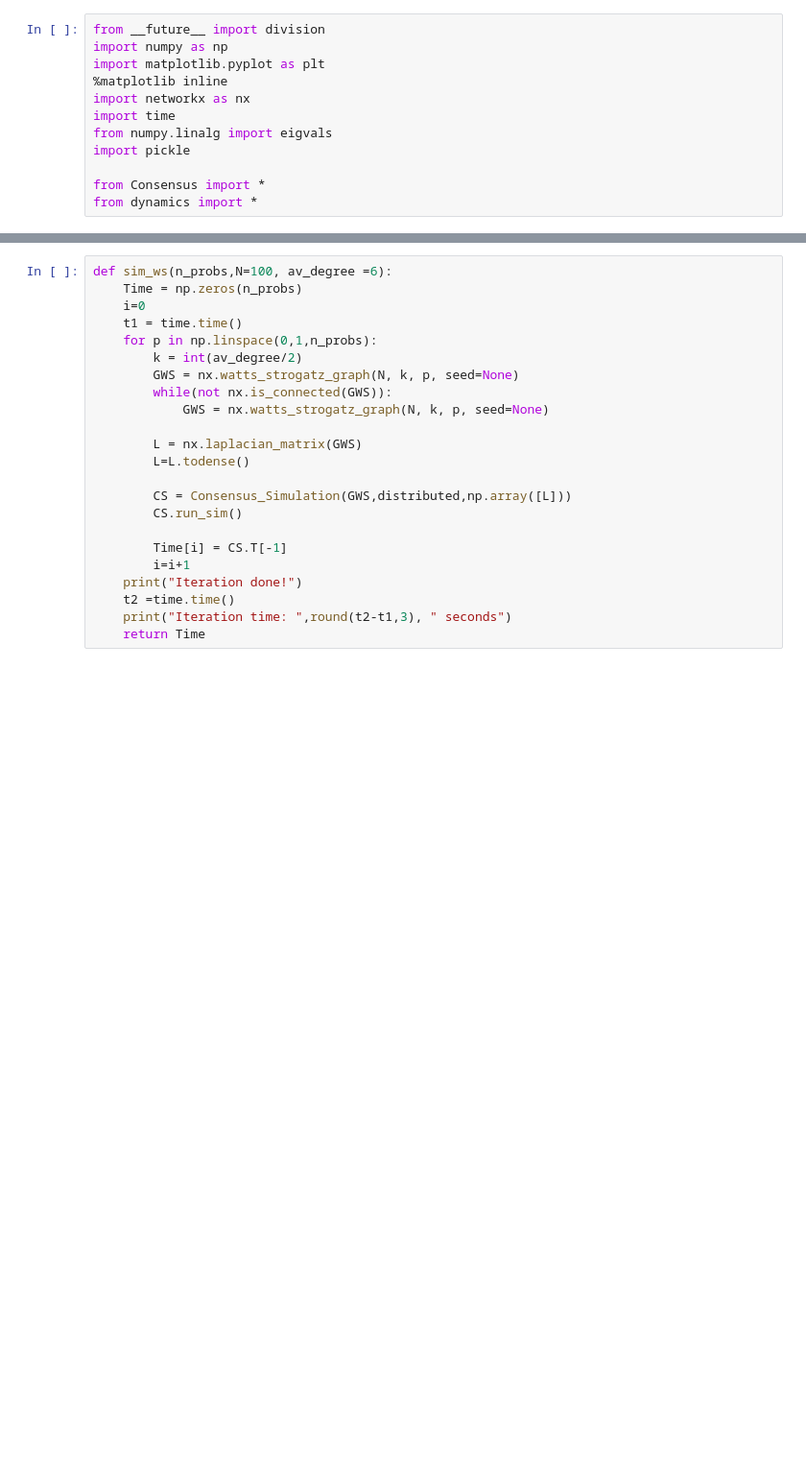
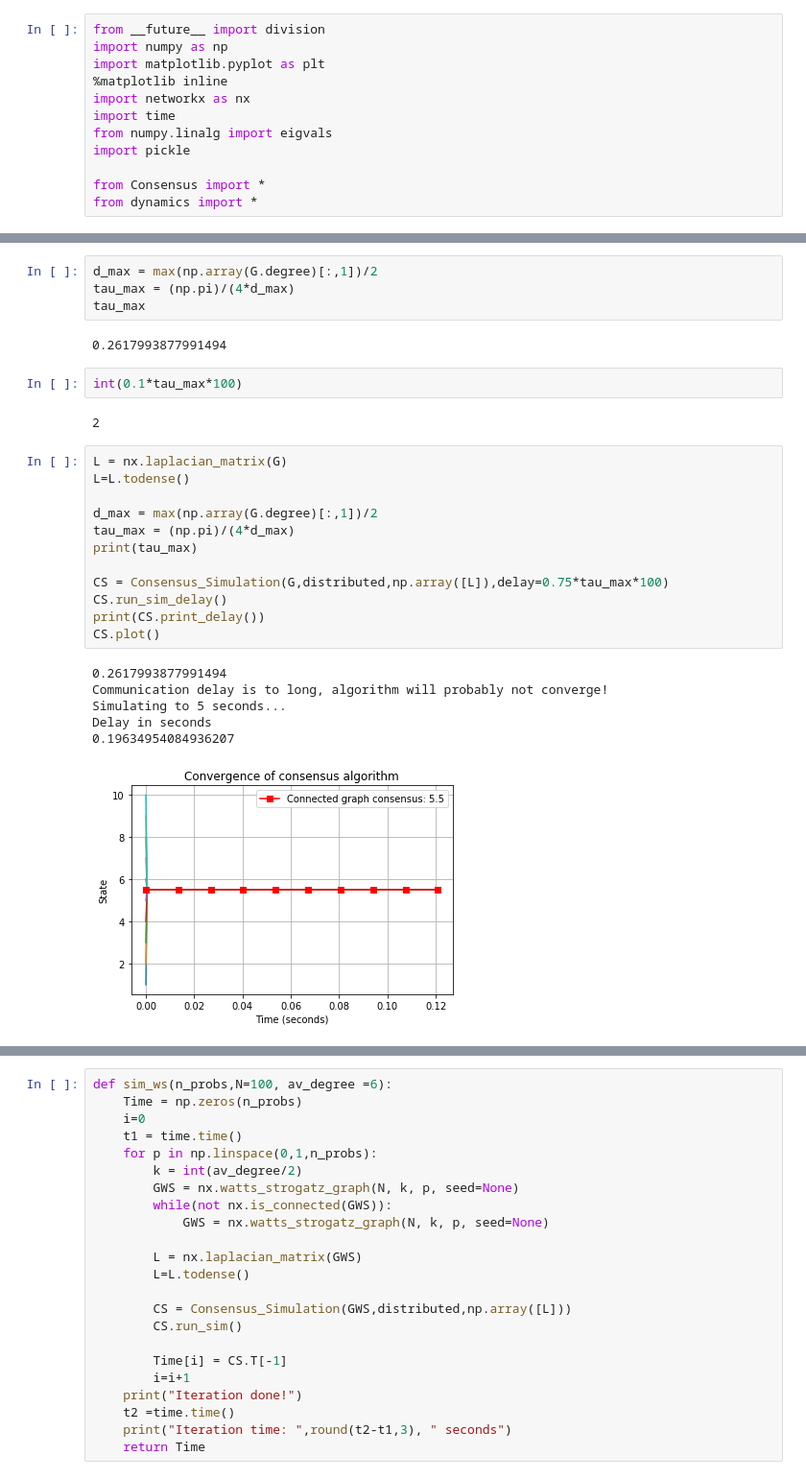
Before and after one commit to harveydevereux/Consensus, a Jupyter notebook: consensus.ipynb, the cells around one changed output, grey strips where cells are left out. Shown: that part at 96% size. Cells and saved outputs as stored; diff of their text form; blank space fills up the shorter version.

```diff
--- a/consensus.ipynb
+++ b/consensus.ipynb
@@ -12,0 +37,29 @@ from dynamics import *
+# %%
+d_max = max(np.array(G.degree)[:,1])/2
+tau_max = (np.pi)/(4*d_max)
+tau_max
+# %% [output]
+0.2617993877991494
+# %%
+int(0.1*tau_max*100)
+# %% [output]
+2
+# %%
+L = nx.laplacian_matrix(G)
+L=L.todense()
+
+d_max = max(np.array(G.degree)[:,1])/2
+tau_max = (np.pi)/(4*d_max)
+print(tau_max)
+
+CS = Consensus_Simulation(G,distributed,np.array([L]),delay=0.75*tau_max*100)
+CS.run_sim_delay()
+print(CS.print_delay())
+CS.plot()
+# %% [output]
+0.2617993877991494
+Communication delay is to long, algorithm will probably not converge!
+Simulating to 5 seconds...
+Delay in seconds
+0.19634954084936207
+[figure, added]
```
Also changed, not shown: parts of 13 cells of this notebook, 1 other file.
